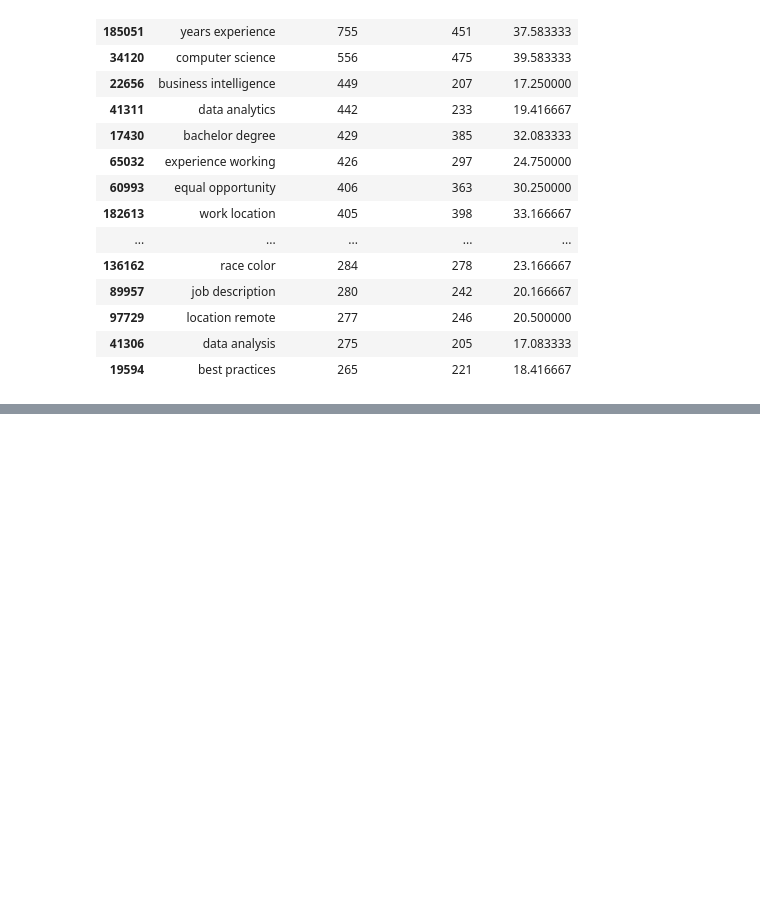
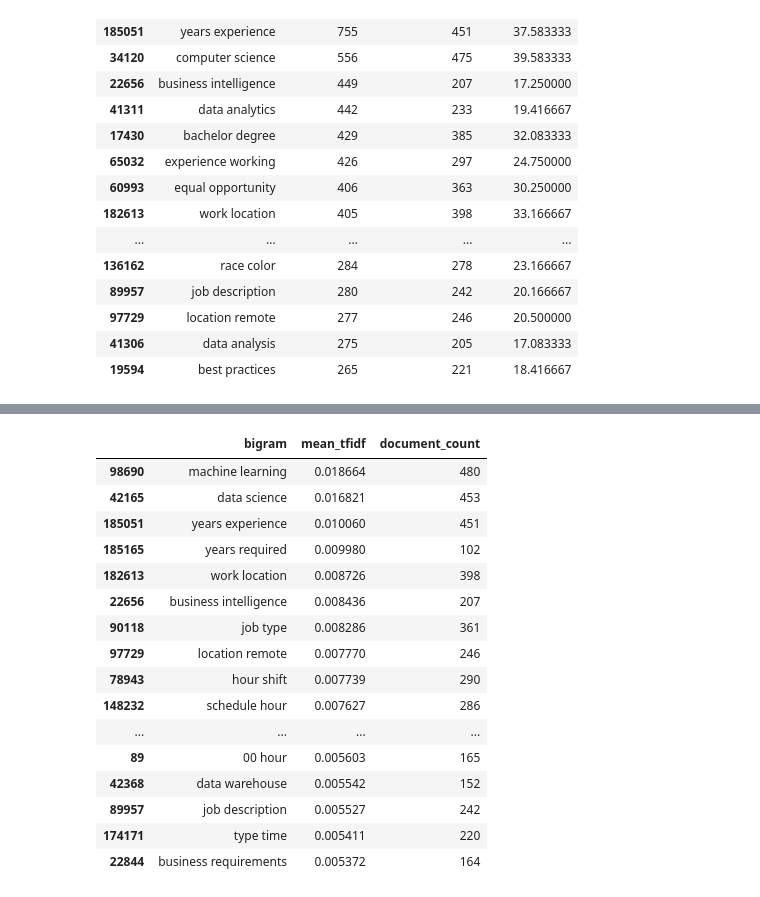
Before and after one commit to Reks890/keyword_extractor, a Jupyter notebook: exploration_keyword_extractor.ipynb, the cells around one changed output, grey strips where cells are left out. Saved outputs shown, nothing was run; the diff lists cells and outputs as text; code cells hidden in the pictures; blank space fills up the shorter version.

Commit message:
Wrapped up experiment 2 with mean TF-IDF analysis + results. Included project assessment and established next steps.

```diff
--- a/exploration_keyword_extractor.ipynb
+++ b/exploration_keyword_extractor.ipynb
@@ -328,0 +332,31 @@ first_description_scores.query("tfidf > 0").sort_values('tfidf').head(top_n)
+# %%
+# Calculate mean TF-IDF for each bigram across all descriptions
+mean_scores = tfidf_matrix.mean(axis=0).A1
+
+tfidf_results = pd.DataFrame(
+    {
+        "bigram": feature_names,
+        "mean_tfidf": mean_scores,
+        "document_count": (tfidf_matrix > 0).sum(axis=0).A1,
+    }
+)
+
+tfidf_results.sort_values("mean_tfidf", ascending=False).head(top_n)
+# %% [output]
+|  | bigram | mean_tfidf | document_count |
+| 98690 | machine learning | 0.018664 | 480 |
+| 42165 | data science | 0.016821 | 453 |
+| 185051 | years experience | 0.010060 | 451 |
+| 185165 | years required | 0.009980 | 102 |
+| 182613 | work location | 0.008726 | 398 |
+| 22656 | business intelligence | 0.008436 | 207 |
+| 90118 | job type | 0.008286 | 361 |
+| 97729 | location remote | 0.007770 | 246 |
+| 78943 | hour shift | 0.007739 | 290 |
+| 148232 | schedule hour | 0.007627 | 286 |
+| ... | ... | ... | ... |
+| 89 | 00 hour | 0.005603 | 165 |
+| 42368 | data warehouse | 0.005542 | 152 |
+| 89957 | job description | 0.005527 | 242 |
+| 174171 | type time | 0.005411 | 220 |
+| 22844 | business requirements | 0.005372 | 164 |
```
Also changed, not shown: parts of 5 cells of this notebook.
